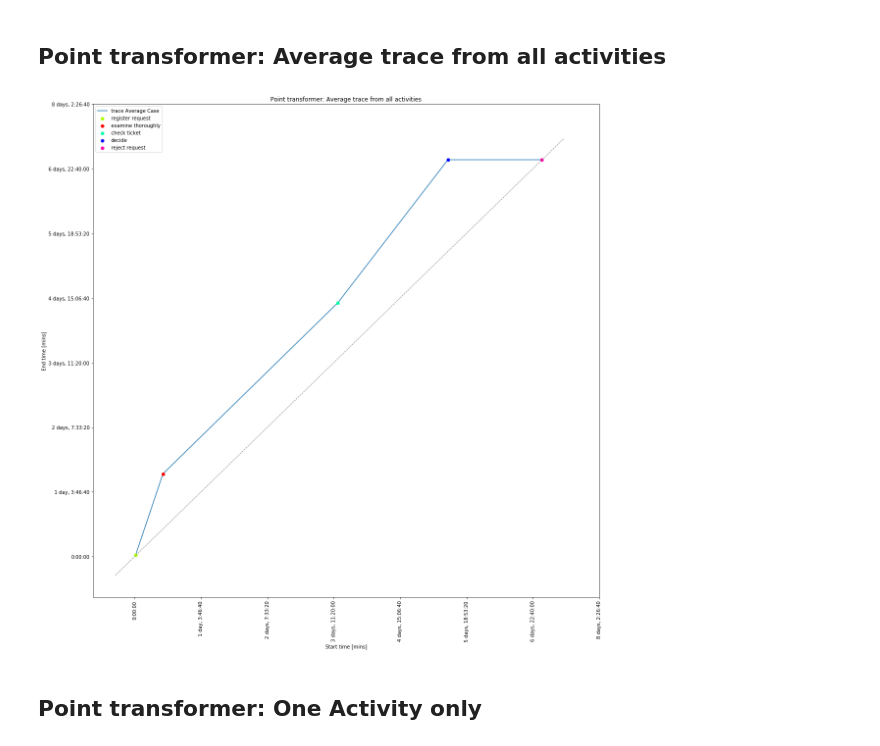
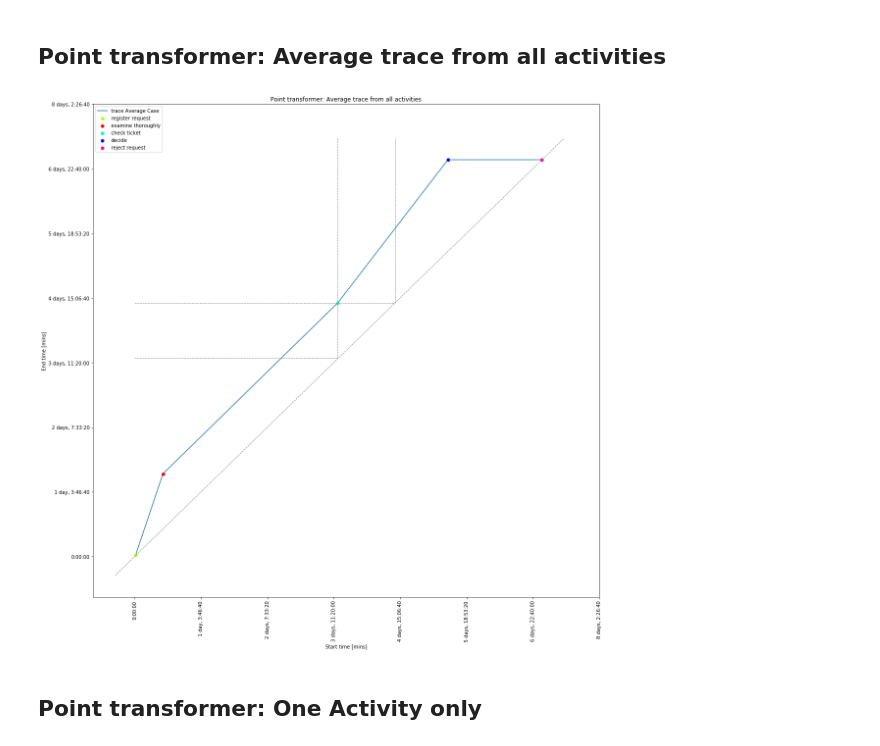
Before and after one commit to andreamalhera/perfSky, a Jupyter notebook: notebooks/pointTransformer.ipynb, the cells around one changed output. Cells and saved outputs as stored; diff of their text form; code cells hidden in the pictures.

Commit message:
Adds todo about allen_point lines

```diff
--- a/notebooks/pointTransformer.ipynb
+++ b/notebooks/pointTransformer.ipynb
@@ -376,11 +376,11 @@ plot_point_transformer('Point transformer: All activities in all traces', snippe
 # %%
 #TODO: Include avgtrace in traces as data
 data_selection = get_data_selection_avgtrace(snippet)
 traces_selection = data_selection['case'].drop_duplicates().tolist()
-plot_point_transformer('Point transformer: Average trace from all activities', data_selection, flavor='avgtrace', traces=traces_selection, size=1)
+plot_point_transformer('Point transformer: Average trace from all activities', data_selection, flavor='avgtrace', traces=traces_selection, size=1, allen_point=point)
 #plot_point_transformer('Point transformer: Average trace from all activities', snippet, flavor='avgtrace', allen_point=point)
 # %% [output]
-[figure, old version]
+[figure, new version]
 # %% [markdown]
 ## Point transformer: One Activity only
 # %%
```
Also changed, not shown: parts of 2 cells of this notebook.
